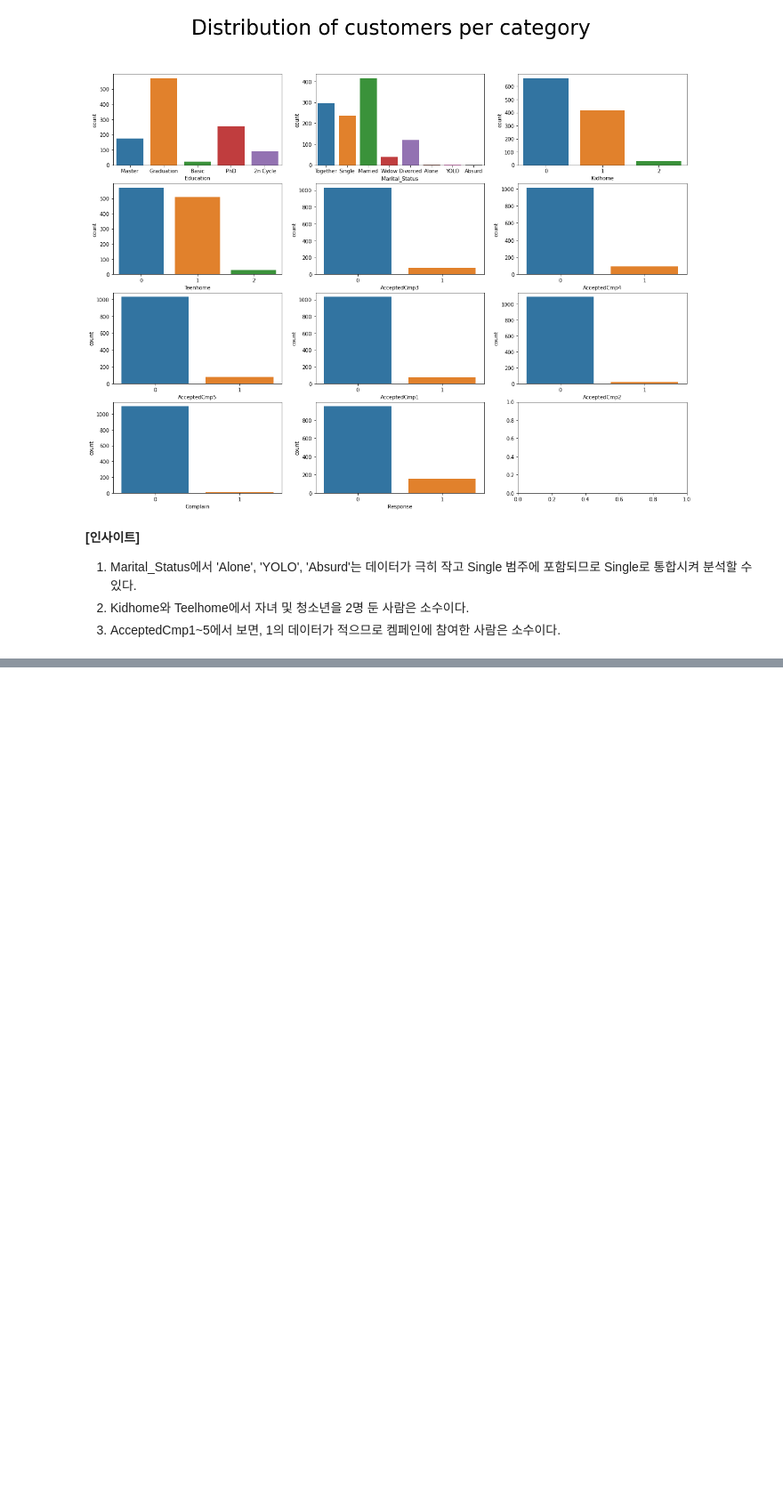
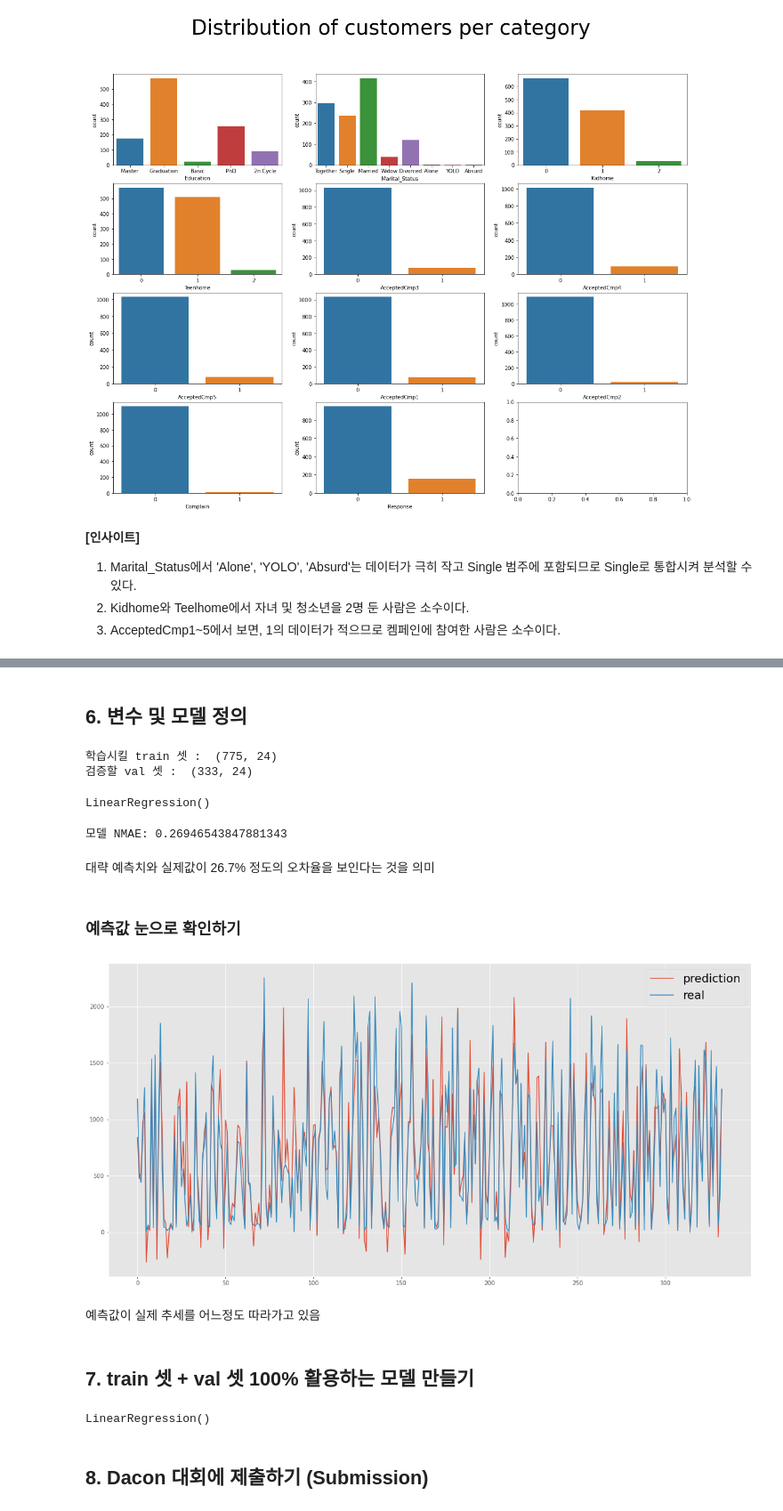
Before and after one commit to Park-Young-Bin/Python_Projects, a Jupyter notebook: 데이콘/[데이콘] 소비자 데이터 기반 소비 예측 경진대회(copy).ipynb, the cells around one changed output, grey strips where cells are left out. Shown at 89% size. Drawn from its saved outputs; the diff is of its cells as text; code cells hidden in the pictures; blank space fills up the shorter version.

```diff
--- a/데이콘/[데이콘] 소비자 데이터 기반 소비 예측 경진대회(copy).ipynb
+++ b/데이콘/[데이콘] 소비자 데이터 기반 소비 예측 경진대회(copy).ipynb
@@ -143,0 +323,2 @@ plt.show()
+# %% [markdown]
+## 6. 변수 및 모델 정의
@@ -143,0 +328,70 @@ plt.show()
+# %%
+from sklearn.model_selection import train_test_split
+
+data = train.drop('id', axis = 1).copy()
+train_data, val_data = train_test_split(data, test_size=.3)
+train_data.reset_index(inplace=True)
+val_data.reset_index(inplace=True)
+# %%
+print('학습시킬 train 셋 : ', train_data.shape)
+print('검증할 val 셋 : ', val_data.shape)
+# %% [output]
+학습시킬 train 셋 :  (775, 24)
+검증할 val 셋 :  (333, 24)
+# %%
+train_data_X = train_data.drop(['target', 'index'], axis =1)
+train_data_y = train_data.target
+
+val_data_X = val_data.drop(['target', 'index'], axis = 1)
+val_data_y = val_data.target
+# %%
+from sklearn.linear_model import LinearRegression
+
+model = LinearRegression() # 모델 정의
+model.fit(train_data_X, train_data_y) # 학습
+# %% [output]
+LinearRegression()
+# %%
+import numpy as np
+from sklearn.metrics import mean_squared_error
+
+def nmae(true, pred):
+
+    mae = np.mean(np.abs(true-pred))
+    score = mae / np.mean(np.abs(true))
+
+    return score
+
+y_hat = model.predict(val_data_X) # y예측
+print(f'모델 NMAE: {nmae(val_data_y,y_hat)}')
+# %% [output]
+모델 NMAE: 0.26946543847881343
+# %% [markdown]
+대략 예측치와 실제값이 26.7% 정도의 오차율을 보인다는 것을 의미
+# %% [markdown]
+### 예측값 눈으로 확인하기
+# %%
+import matplotlib.pyplot as plt
+
+plt.style.use('ggplot')
+plt.figure(figsize=(20, 10))
+plt.plot(y_hat, label='prediction')
+plt.plot(val_data_y, label='real')
+plt.legend(fontsize = 20)
+plt.show()
+# %% [output]
+[figure, added]
+# %% [markdown]
+예측값이 실제 추세를 어느정도 따라가고 있음
+# %% [markdown]
+## 7. train 셋 + val 셋 100% 활용하는 모델 만들기
+# %%
+train_X = train.drop(['target', 'id'], axis = 1) #training 데이터에서 피쳐 추출
+train_y = train.target #training 데이터에서 소비량 추출
+
+model = LinearRegression() # 모델 정의
+model.fit(train_X, train_y) # 학습
+# %% [output]
+LinearRegression()
+# %% [markdown]
+## 8. Dacon 대회에 제출하기 (Submission)
```
Also changed, not shown: parts of 42 cells of this notebook.
